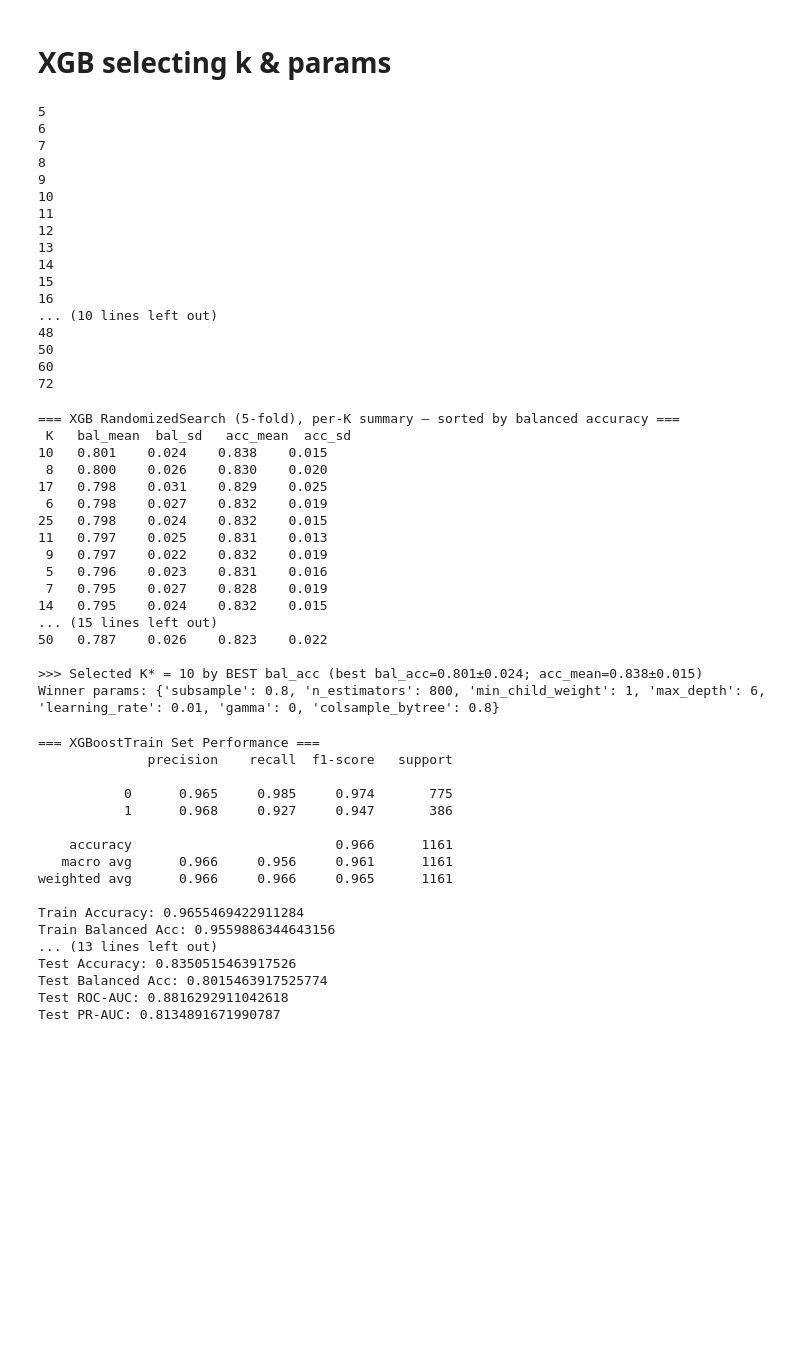
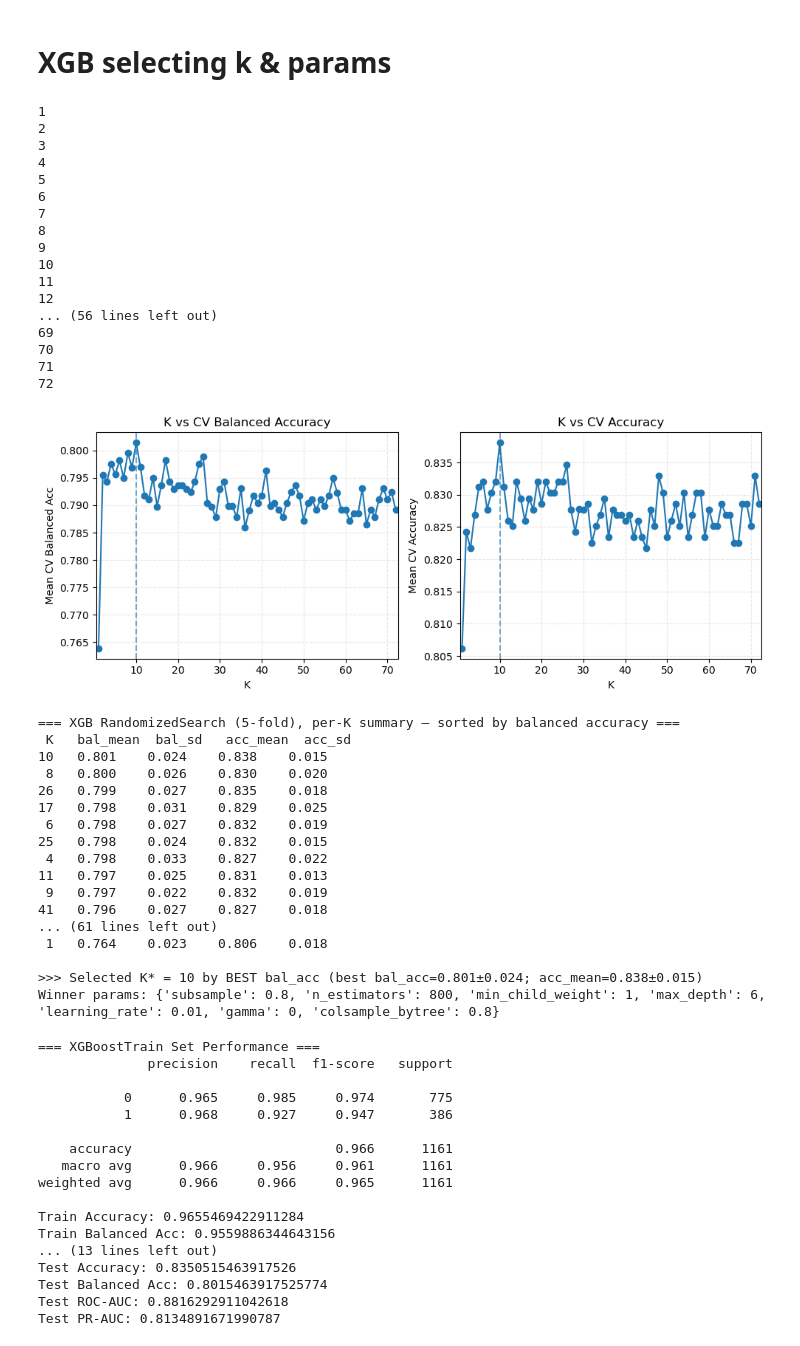
Before and after one commit to MMynampati/density_sensitivity, a Jupyter notebook: Descriptor1/descriptor1_model.ipynb, the cells around one changed output. Cells and saved outputs as stored; diff of their text form; code cells hidden in the pictures; blank space fills up the shorter version.

```diff
--- a/Descriptor1/descriptor1_model.ipynb
+++ b/Descriptor1/descriptor1_model.ipynb
@@ -114,6 +114,7 @@ RANDOM_STATE = 42
 # spw = neg / max(pos, 1)
 
 K_list = [5,6,7,8,9,10,11,12,13,14,15,16, 17, 18,19,20,22, 24,25, 30, 32,40,48,50,60,72]
+K_list = list(range(1, 73))
 inner_cv = StratifiedKFold(n_splits=5, shuffle=True, random_state=RANDOM_STATE)
 
 # search space
@@ -170,6 +171,10 @@ for K in K_list:
     results.append(rec)
     search_by_K[K] = search
 # %% [output]
+1
+2
+3
+4
 5
 6
 7
@@ -178,15 +183,44 @@ for K in K_list:
 10
 11
 12
-13
-14
-15
-16
-... (10 lines left out)
-48
-50
-60
+... (56 lines left out)
+69
+70
+71
 72
+# %%
+df = pd.DataFrame(results).sort_values("K").reset_index(drop=True)
+
+# Best K by balanced accuracy (tie-break: acc_mean, then smaller K)
+best_rec = max(df.to_dict("records"), key=lambda d: (d["bal_mean"], d["acc_mean"], -d["K"]))
+K_star = best_rec["K"]
+
+# Plots: left = K vs CV Balanced Acc, right = K vs CV Accuracy (no std/error bars)
+fig, axes = plt.subplots(1, 2, figsize=(10, 4), sharex=True)
+
+# Left: balanced accuracy
+axes[0].plot(df["K"], df["bal_mean"], "o-")
+axes[0].axvline(K_star, linestyle="--", alpha=0.6)
+axes[0].set_title("K vs CV Balanced Accuracy")
+axes[0].set_xlabel("K")
+axes[0].set_ylabel("Mean CV Balanced Acc")
+axes[0].grid(alpha=0.3, linestyle="--")
+
+# Right: accuracy
+axes[1].plot(df["K"], df["acc_mean"], "o-")
+axes[1].axvline(K_star, linestyle="--", alpha=0.6)
+axes[1].set_title("K vs CV Accuracy")
+axes[1].set_xlabel("K")
+axes[1].set_ylabel("Mean CV Accuracy")
+axes[1].grid(alpha=0.3, linestyle="--")
+
+#  x-limits to tested Ks
+axes[1].set_xlim(df["K"].min() - 0.5, df["K"].max() + 0.5)
+
+plt.tight_layout()
+plt.show()
+# %% [output]
+[figure, added]
 # %%
 #  summary sorted by balanced accuracy
 results.sort(key=lambda d: d["bal_mean"], reverse=True)
@@ -211,16 +245,16 @@ print("Winner params:", winner.get("best_params"))
  K   bal_mean  bal_sd   acc_mean  acc_sd
 10   0.801    0.024    0.838    0.015
  8   0.800    0.026    0.830    0.020
+26   0.799    0.027    0.835    0.018
 17   0.798    0.031    0.829    0.025
  6   0.798    0.027    0.832    0.019
 25   0.798    0.024    0.832    0.015
+ 4   0.798    0.033    0.827    0.022
 11   0.797    0.025    0.831    0.013
  9   0.797    0.022    0.832    0.019
- 5   0.796    0.023    0.831    0.016
- 7   0.795    0.027    0.828    0.019
-14   0.795    0.024    0.832    0.015
-... (15 lines left out)
-50   0.787    0.026    0.823    0.022
+41   0.796    0.027    0.827    0.018
+... (61 lines left out)
+ 1   0.764    0.023    0.806    0.018
 
 >>> Selected K* = 10 by BEST bal_acc (best bal_acc=0.801±0.024; acc_mean=0.838±0.015)
 Winner params: {'subsample': 0.8, 'n_estimators': 800, 'min_child_weight': 1, 'max_depth': 6, 'learning_rate': 0.01, 'gamma': 0, 'colsample_bytree': 0.8}
```
Also changed, not shown: parts of 2 cells of this notebook.
